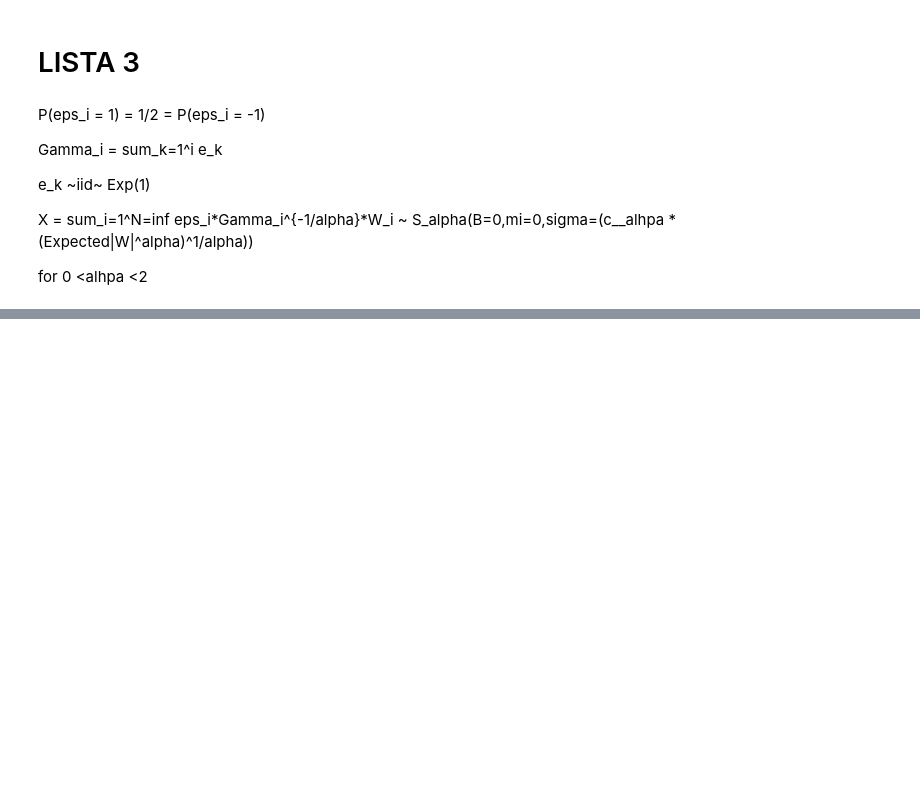
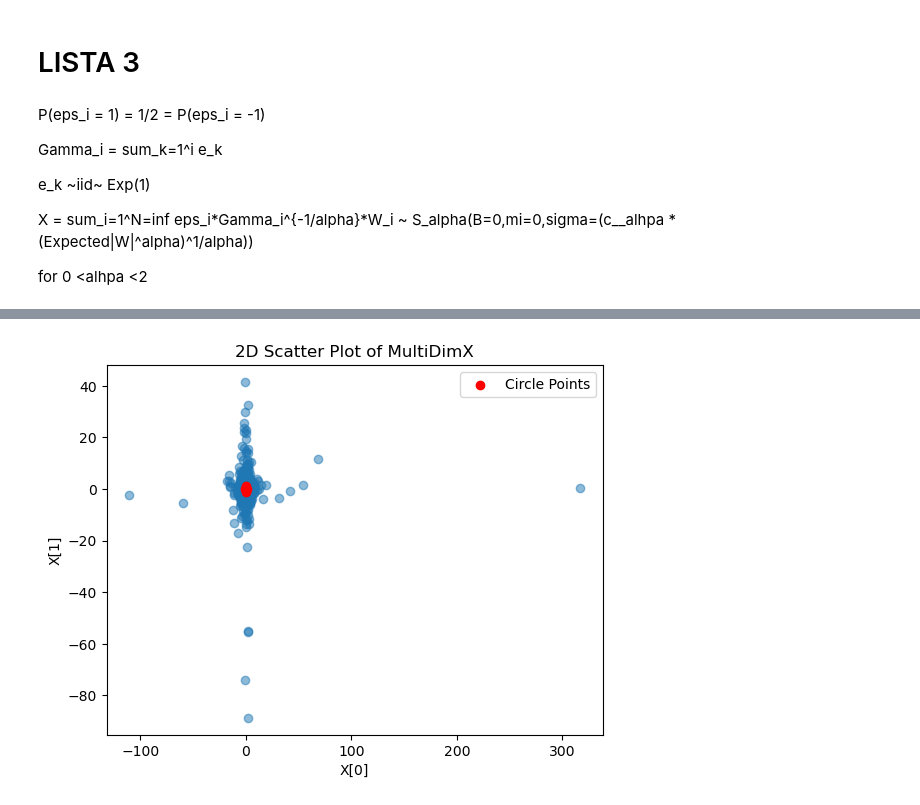
Before and after one commit to BartoszMichalak13/MastersStudies, a Jupyter notebook: sem3-2/ComputerSymulationsOfStochasticProceses/lab1.ipynb, the cells around one changed output, grey strips where cells are left out. Saved outputs shown, nothing was run; the diff lists cells and outputs as text; code cells hidden in the pictures; blank space fills up the shorter version.

```diff
--- a/sem3-2/ComputerSymulationsOfStochasticProceses/lab1.ipynb
+++ b/sem3-2/ComputerSymulationsOfStochasticProceses/lab1.ipynb
@@ -441,0 +478,18 @@ e
+# %%
+points2Dcircle = np.array([[0,1], [1,0], [0,-1], [-1,0]])
+weights = np.array([1.0]*len(points2Dcircle))
+X = np.array([[0.0, 0.0] for _ in range(n)])
+for i in range(n):
+  X[i] = genMultiDimX(weights, beta, alpha, points2Dcircle)
+
+# print("X:", X)
+#plot points and circle on the same plot
+plt.scatter(X[:,0], X[:,1], alpha=0.5)
+plt.scatter(points2Dcircle[:,0], points2Dcircle[:,1], color='red', label='Circle Points')
+plt.legend()
+plt.title('2D Scatter Plot of MultiDimX')
+plt.xlabel('X[0]')
+plt.ylabel('X[1]')
+plt.show()
+# %% [output]
+[figure, added]
```
Also changed, not shown: parts of 22 cells of this notebook.
